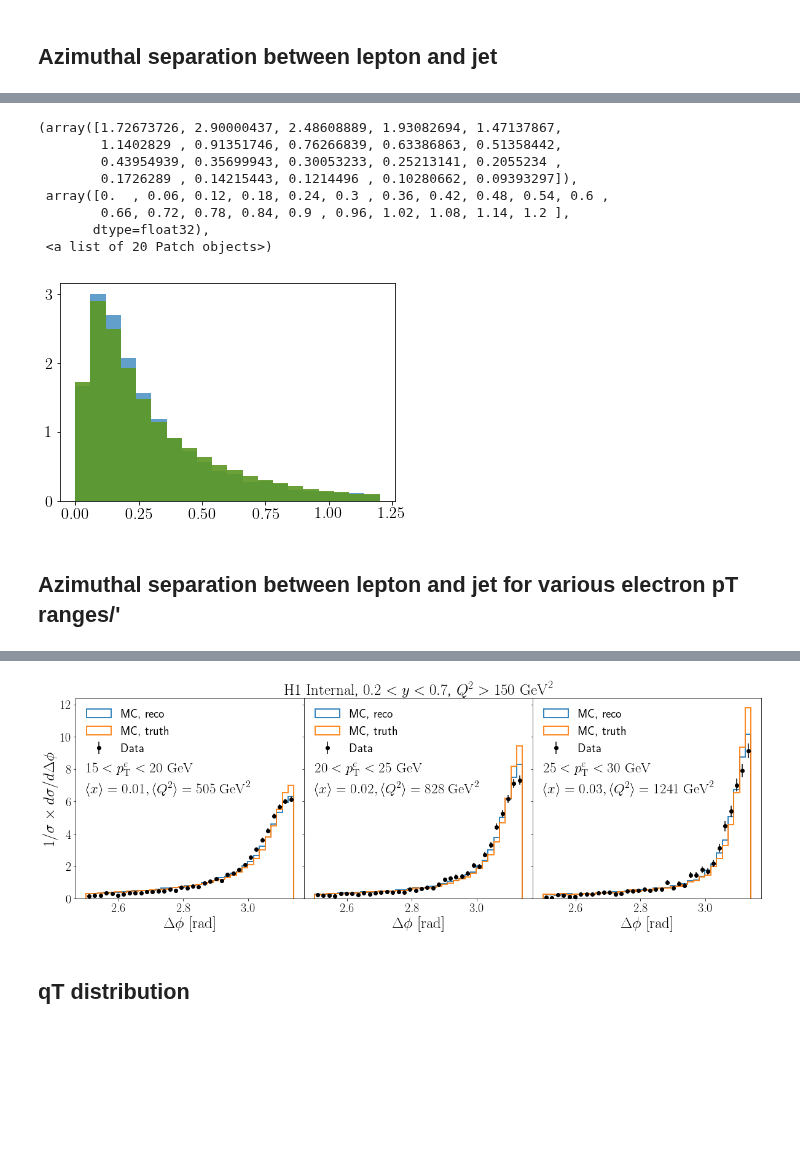
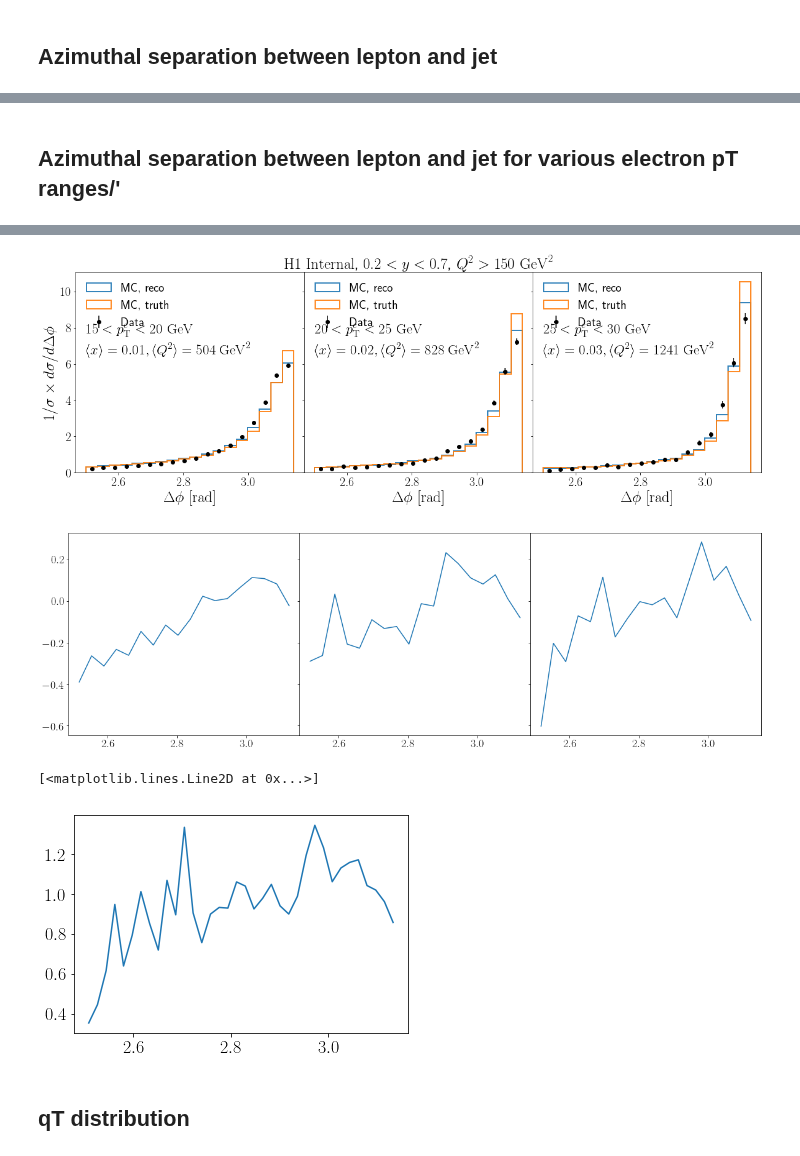
Before and after one commit to miguelignacio/disjets, a Jupyter notebook: disjets.ipynb, the cells around one changed output, grey strips where cells are left out. Drawn from its saved outputs; the diff is of its cells as text; code cells hidden in the pictures; blank space fills up the shorter version.

```diff
--- a/disjets.ipynb
+++ b/disjets.ipynb
@@ -892,11 +897,0 @@ Name: Q2, dtype: float64
-# %%
-df_cut = df_jet.query('Q2>500')
-plt.hist(df_cut['jet_z'],bins=15,range = (0,1.2),alpha=0.3, normed=True,label='data')
-
-df_cut = mc_jet.query('Q2>500')
-plt.hist(df_cut['jet_z'],bins=15,range = (0,1.2),alpha=0.3, normed=True, label='mc reco')
-
-df_cut = mc_jet.query('Q2>500')
-plt.hist(df_cut['genjet_z'],bins=15,range = (0,1.2),alpha=0.3, normed=True, label='mc true')
-
-plt.legend()
@@ -906,22 +898,3 @@ plt.legend()
-# %%
-df_cut = df_jet.query('Q2>500')
-plt.hist(df_cut['jet_qtnormept'],bins=20,range = (0,1.2),alpha=0.7, normed=True)
-
-df_cut = mc_jet.query('Q2>500')
-plt.hist(df_cut['jet_qtnormept'],bins=20,range = (0,1.2),alpha=0.7, normed=True)
-
-df_cut = mc_jet.query('Q2>500')
-plt.hist(df_cut['jet_qtnormept'],bins=20,range = (0,1.2),alpha=0.7, normed=True)
-# %% [output]
-(array([1.72673726, 2.90000437, 2.48608889, 1.93082694, 1.47137867,
-        1.1402829 , 0.91351746, 0.76266839, 0.63386863, 0.51358442,
-        0.43954939, 0.35699943, 0.30053233, 0.25213141, 0.2055234 ,
-        0.1726289 , 0.14215443, 0.1214496 , 0.10280662, 0.09393297]),
- array([0.  , 0.06, 0.12, 0.18, 0.24, 0.3 , 0.36, 0.42, 0.48, 0.54, 0.6 ,
-        0.66, 0.72, 0.78, 0.84, 0.9 , 0.96, 1.02, 1.08, 1.14, 1.2 ],
-       dtype=float32),
- <a list of 20 Patch objects>)
-[figure, removed]
 # %% [markdown]
 ## Azimuthal separation between lepton and jet for various electron pT ranges/'
 # %%
@@ -931,8 +904,11 @@ rc('text', usetex=True)
 
 
 fig, axs = plt.subplots(1, 3,sharey=True, figsize=(20,6), gridspec_kw={'wspace':0, 'hspace':0})
+fig2, axs2 = plt.subplots(1, 3,sharey=True, figsize=(20,6), gridspec_kw={'wspace':0, 'hspace':0})
 
-nbins = 36
+#fig.add_axes((0.1,0.3,0.88,0.6))
+
+nbins = 18 #36
 for counter,edges in enumerate([(15,20), (20,25),(25,30)]):
 
     df_cut = df_jet.query('e_pt > %2.2f and e_pt<%2.2f'%(edges[0],edges[1]))
@@ -949,22 +925,36 @@ for counter,edges in enumerate([(15,20), (20,25),(25,30)]):
     erry = erry/width
     y = np.true_divide(y,integral)
     erry= np.true_divide(erry,integral)
-
+    print 'sum over y ', np.sum(y)
     axs[counter].errorbar(x,y ,yerr=erry,  fmt='o',ls='none',color='black',label='Data')
 
 
     #plot mc
+
     df_cut = mc_jet.query('e_pt > %2.2f and e_pt<%2.2f'%(edges[0],edges[1]))
+    mcy, mcx  = np.histogram(df_cut['jet_dphi'],bins=nbins,range=(2.5,np.pi))
+    mcy = np.true_divide(mcy,np.sum(mcy))
+    mcy = mcy/width
+    print 'sum over mcy' , np.sum(mcy)
+
+    #mcy = np.true_divide(mcy,integral)
+
     axs[counter].hist(df_cut['jet_dphi'],bins=nbins,range=(2.5,np.pi),normed=True,alpha=0.9, label='MC, reco',histtype='step',lw=2)
-    printSummary(df_cut)
+    #printSummary(df_cut)
 
         #plot mc
     df_cut = mc_jet.query('e_pt > %2.2f and e_pt<%2.2f'%(edges[0],edges[1]))
     axs[counter].hist(df_cut['genjet_dphi'],bins=nbins,range=(2.5,np.pi),normed=True,alpha=0.9, label='MC, truth',histtype='step',lw=2)
-    printSummary(df_cut)
+    #printSummary(df_cut)
 
+    print 'y'
+    print y
+    print 'mcy'
+    print mcy
+    ratio = np.divide(y-mcy, mcy,  out=np.zeros_like(mcy), where=mcy!=0)
+    print ratio
 
-
+    axs2[counter].plot(x,ratio)
 
     axs[counter].xaxis.set_label_text(r'$\Delta\phi$ $\mathrm{[rad]}$', fontsize=25)
     axs[0].yaxis.set_label_text(r'$1/\sigma \times d\sigma/d\Delta\phi$ ', fontsize=25)
@@ -981,5 +971,7 @@ axs[1].set_title(r'$\mathrm{H1}$ $\mathrm{Internal}$, $0.2<y<0.7$, $Q^{2}>150$ $
 
 plt.savefig('H1_LeptonJetAzimuthal.png', bbox_inches='tight')
 plt.savefig('H1_LeptonJetAzimuthal.pdf', bbox_inches='tight')
+
+#np.divide(self.data- fitTotal , totalerror,  out=np.zeros_like(totalerror), where=totalerror!=0)
 # %% [output]
 ###########
@@ -1002,4 +994,10 @@ Name: Q2, dtype: float64
-[figure, old version]
+[figure, new version]
+[figure, added]
+# %%
+plt.plot(x,ratio)
+# %% [output]
+[<matplotlib.lines.Line2D at 0x...>]
+[figure, added]
 # %% [markdown]
 ## qT distribution
 # %%
```
Also changed, not shown: parts of 40 cells of this notebook, 1 other file.
